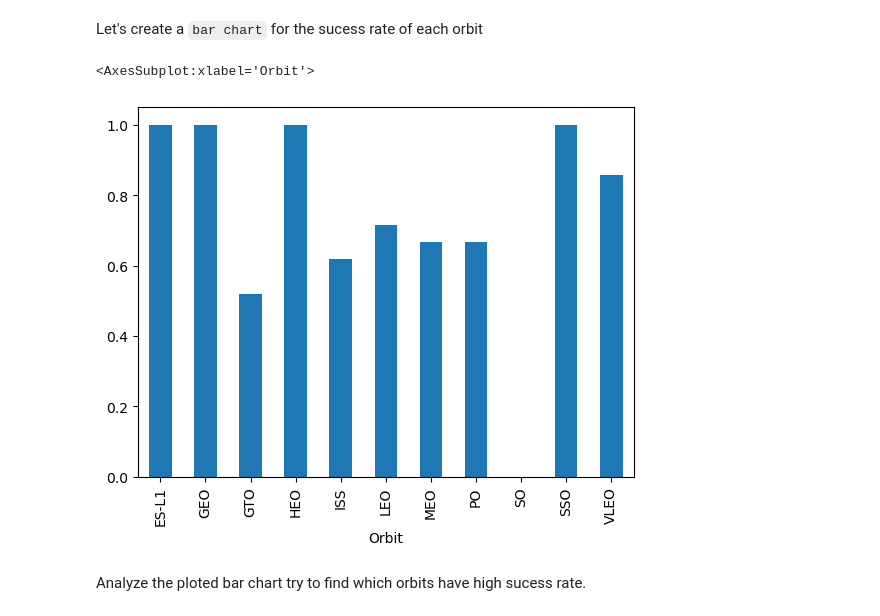
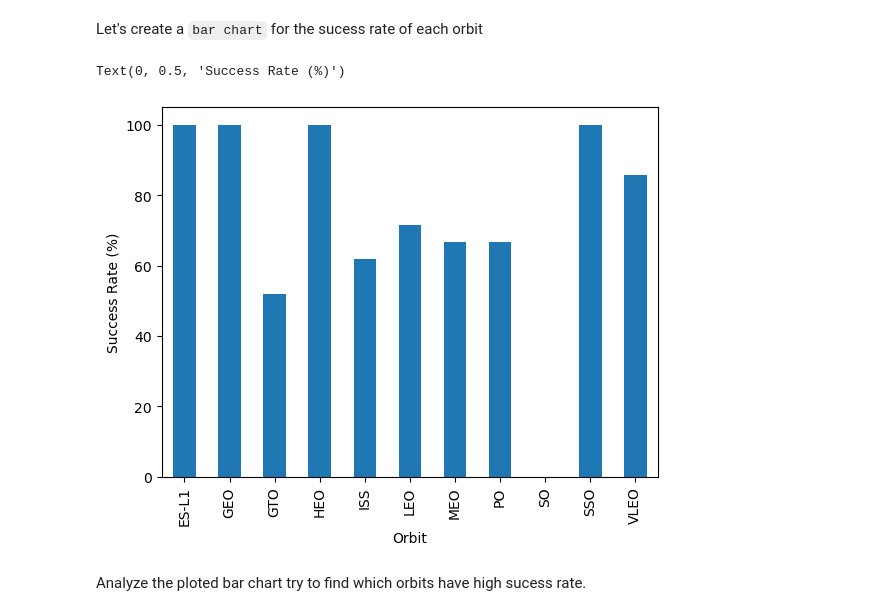
Before and after one commit to vishnuoum/IBM-Project-Repo, a Jupyter notebook: jupyter-labs-eda-dataviz.ipynb, the cells around one changed output. Drawn from its saved outputs; the diff is of its cells as text; code cells hidden in the pictures.

```diff
--- a/jupyter-labs-eda-dataviz.ipynb
+++ b/jupyter-labs-eda-dataviz.ipynb
@@ -118,10 +118,11 @@ Next, we want to visually check if there are any relationship between success ra
 Let's create a `bar chart` for the sucess rate of each orbit
 # %%
 # HINT use groupby method on Orbit column and get the mean of Class column
-df.groupby("Orbit")["Class"].mean().plot(kind="bar")
+(df.groupby("Orbit")["Class"].mean()*100).plot(kind="bar")
+plt.ylabel("Success Rate (%)")
 # %% [output]
-<AxesSubplot:xlabel='Orbit'>
+Text(0, 0.5, 'Success Rate (%)')
-[figure, old version]
+[figure, new version]
 # %% [markdown]
 Analyze the ploted bar chart try to find which orbits have high sucess rate.
 # %% [markdown]
```
